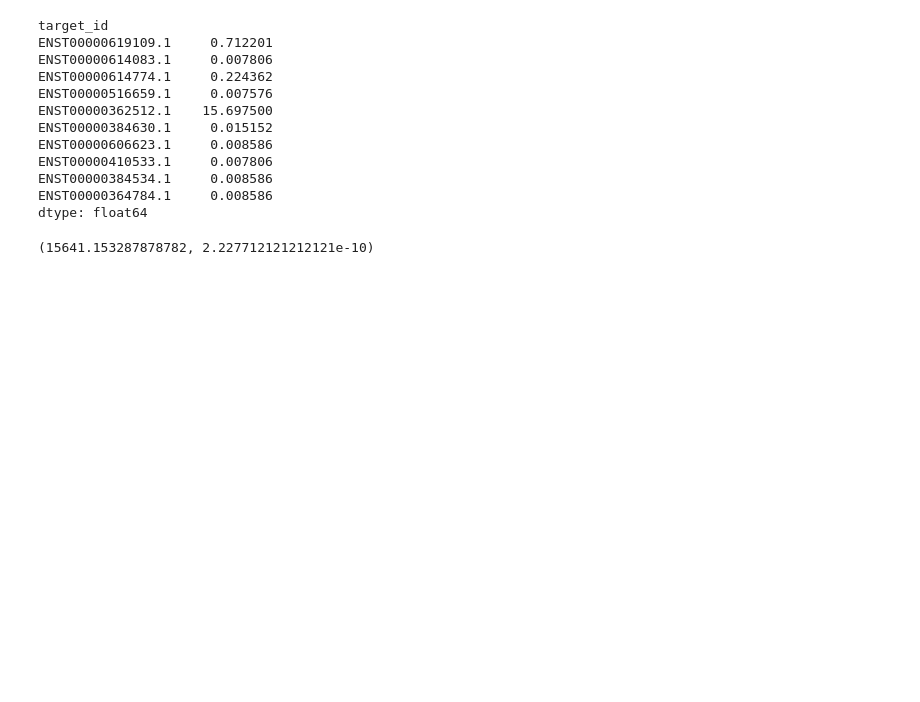
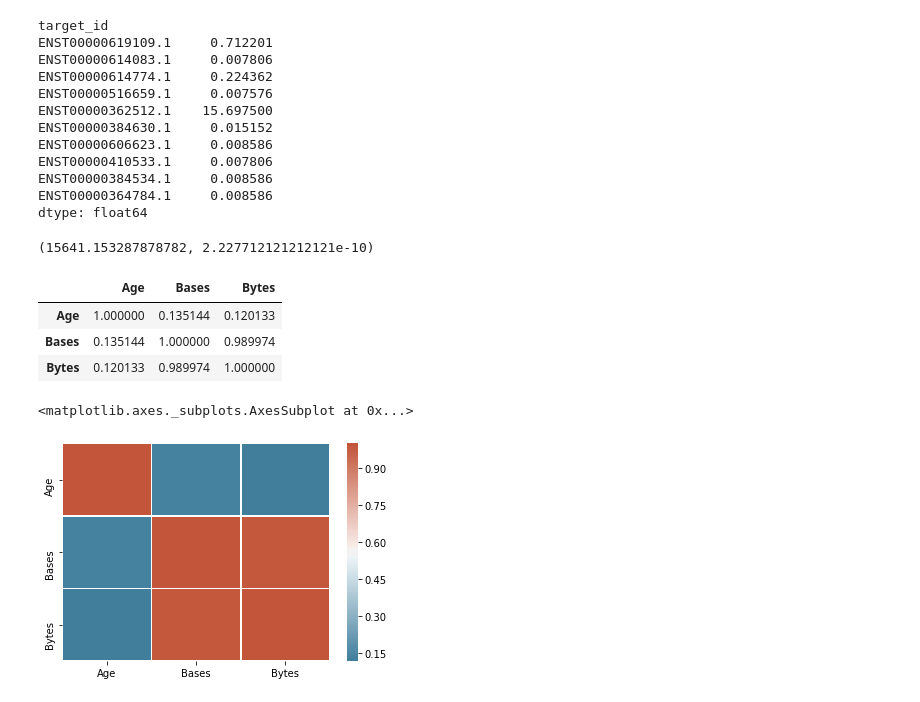
Before and after one commit to justjk139/alzheimers_gene_analysis, a Jupyter notebook: notebooks/dev_testing.ipynb, the cells around one changed output. Drawn from its saved outputs; the diff is of its cells as text; code cells hidden in the pictures; blank space fills up the shorter version.

```diff
--- a/notebooks/dev_testing.ipynb
+++ b/notebooks/dev_testing.ipynb
@@ -747,0 +751,14 @@ max(filtered_counts.mean(axis=1)), min(filtered_counts.mean(axis=1))
+# %%
+#age bases bytes
+patients[['Age','Bases','Bytes']].corr()
+# %% [output]
+|  | Age | Bases | Bytes |
+| Age | 1.000000 | 0.135144 | 0.120133 |
+| Bases | 0.135144 | 1.000000 | 0.989974 |
+| Bytes | 0.120133 | 0.989974 | 1.000000 |
+# %%
+cmap = sns.diverging_palette(230, 20, as_cmap=True)
+sns.heatmap(patients[['Age','Bases','Bytes']].corr(),cmap=cmap,linewidths=.5)
+# %% [output]
+<matplotlib.axes._subplots.AxesSubplot at 0x...>
+[figure, added]
```
Also changed, not shown: parts of 16 cells of this notebook.
